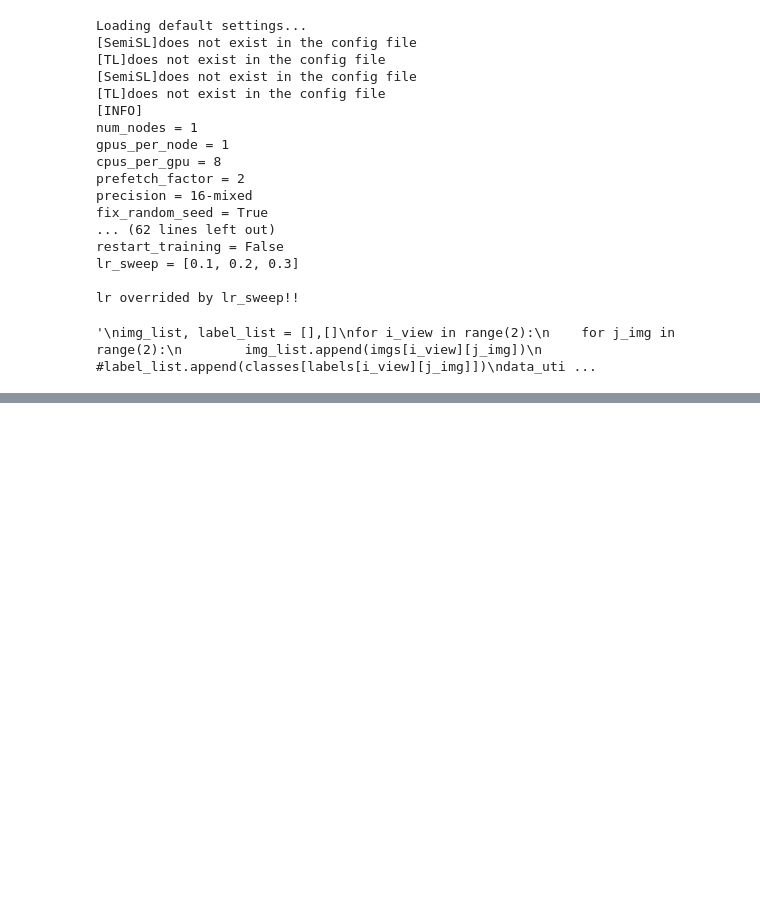
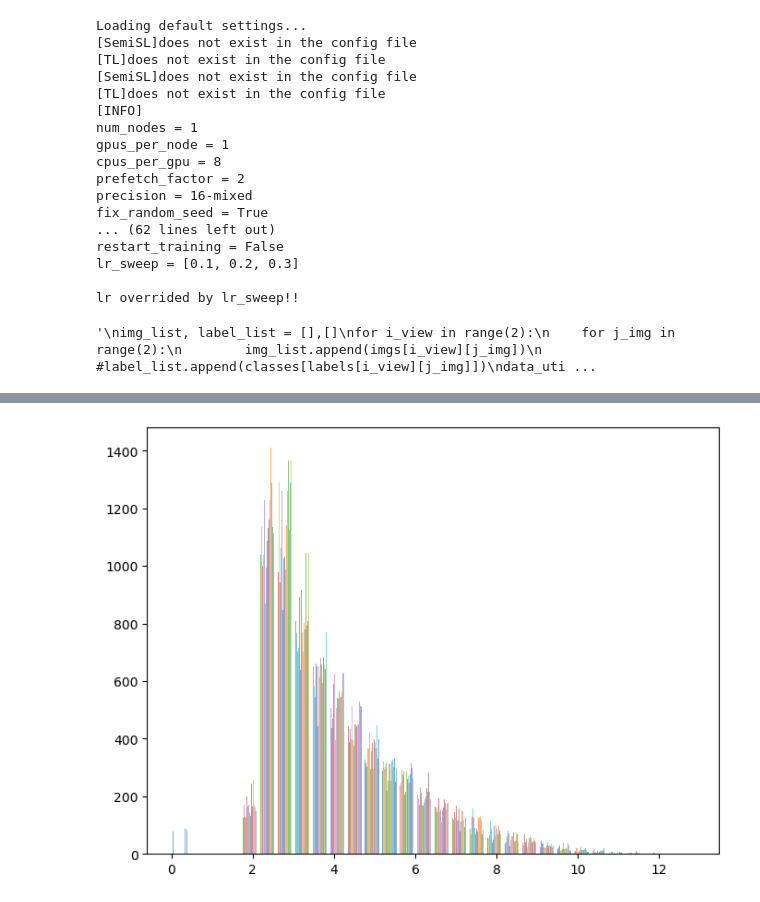
Before and after one commit to guanming-zhang/clamp, a Jupyter notebook: scripts/manifold_metic.ipynb, the cells around one changed output, grey strips where cells are left out. Cells and saved outputs as stored; diff of their text form; code cells hidden in the pictures; blank space fills up the shorter version.

```diff
--- a/scripts/manifold_metic.ipynb
+++ b/scripts/manifold_metic.ipynb
@@ -236,0 +140,4 @@ tensor([-0.0235,  0.0080, -0.0051,  ..., -0.0314,  0.0061,  0.0122])
+# %%
+def cross_pairs(ind1,ind2):
+    pairs = [[ind1[i], ind2[j]] for i in range(len(ind1)) for j in range(len(ind2))]
+    return np.array(pairs)
@@ -236,0 +175,6 @@ tensor([-0.0235,  0.0080, -0.0051,  ..., -0.0314,  0.0061,  0.0122])
+# %%
+plt.figure(figsize=(8, 6))
+plt.hist(inter_dist, bins=30, alpha=0.6, label='Dataset 1')
+plt.show()
+# %% [output]
+[figure, added]
```
Also changed, not shown: parts of 19 cells of this notebook, 1 other file.
